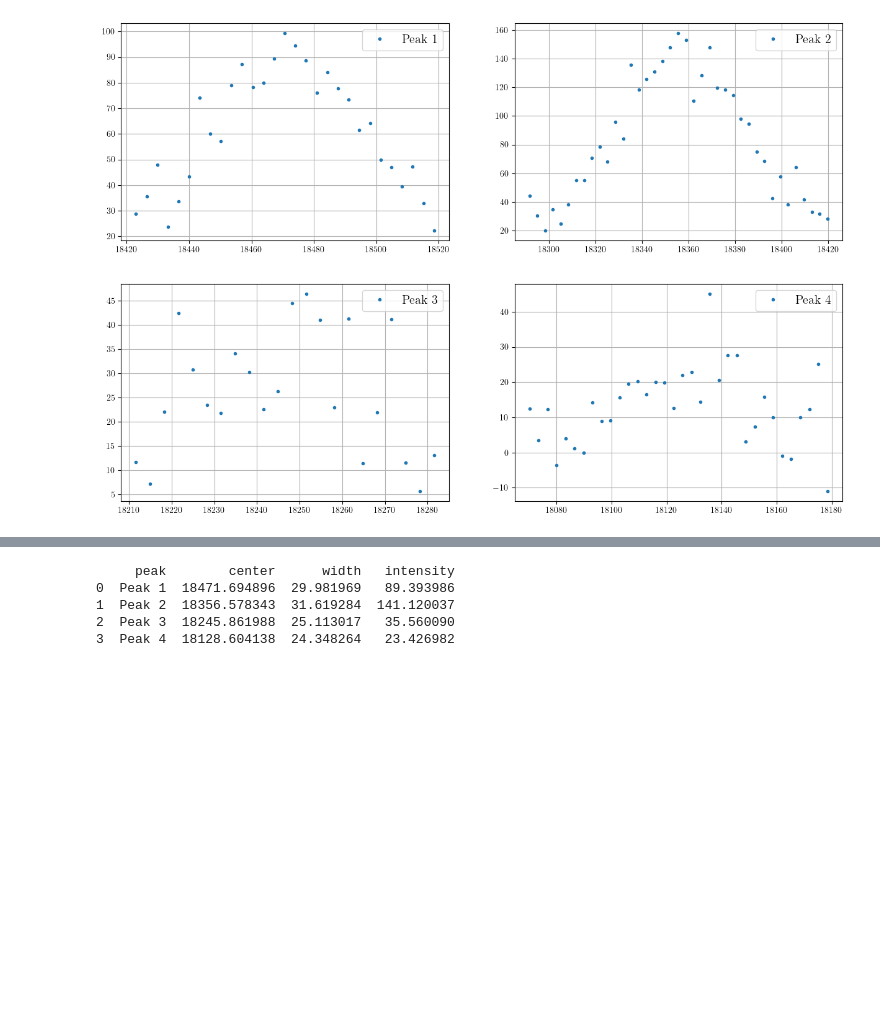
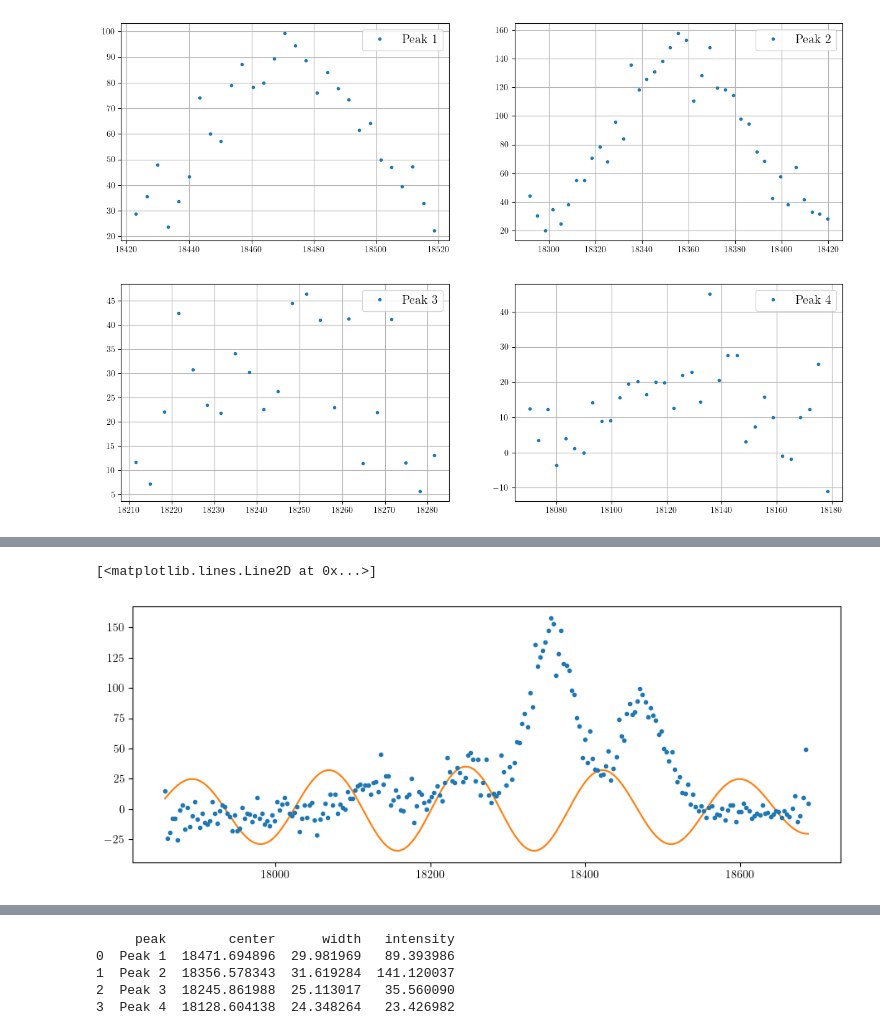
Before and after one commit to ParisHuth/FP, a Jupyter notebook: F43/protocollTaylorsVersion.ipynb, the cells around one changed output, grey strips where cells are left out. Cells and saved outputs as stored; diff of their text form; code cells hidden in the pictures; blank space fills up the shorter version.

```diff
--- a/F43/protocollTaylorsVersion.ipynb
+++ b/F43/protocollTaylorsVersion.ipynb
@@ -353 +395,16 @@ plt.plot(data["wavenumber"], gaussian(data["wavenumber"], *popt4), label="Peak 4
+# %%
+# retry peak 3 guess
+voigtGuess = [35.56, 18245.86, 25.11, 5]
+popt3, perr3 = fit_voigt(peak3["wavenumber"], peak3["count"], voigtGuess)
+
+
+# plot of the entire spectrum with fits
+fig = plt.figure(figsize=(11,4))
+plt.errorbar(data["wavenumber"], data["count"],
+             linestyle='None', fmt='.')
+
+plt.plot(data["wavenumber"], voigt(data["wavenumber"], *popt3), label="Peak 3")
+# %% [output]
+[<matplotlib.lines.Line2D at 0x...>]
+[figure, added]
 # %%
```
Also changed, not shown: parts of 4 cells of this notebook.
